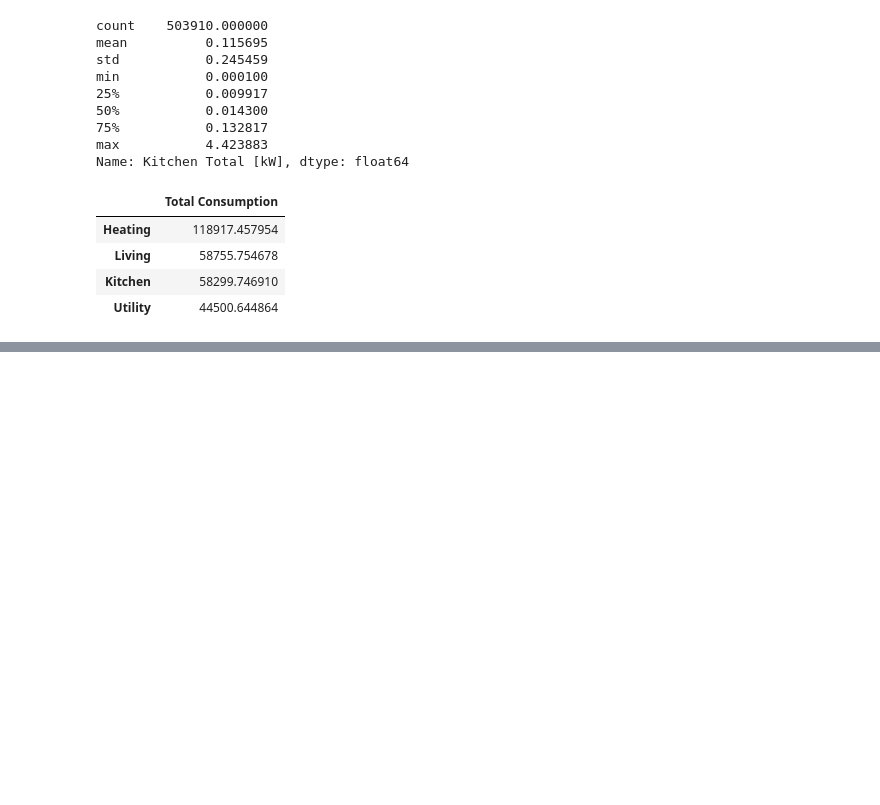
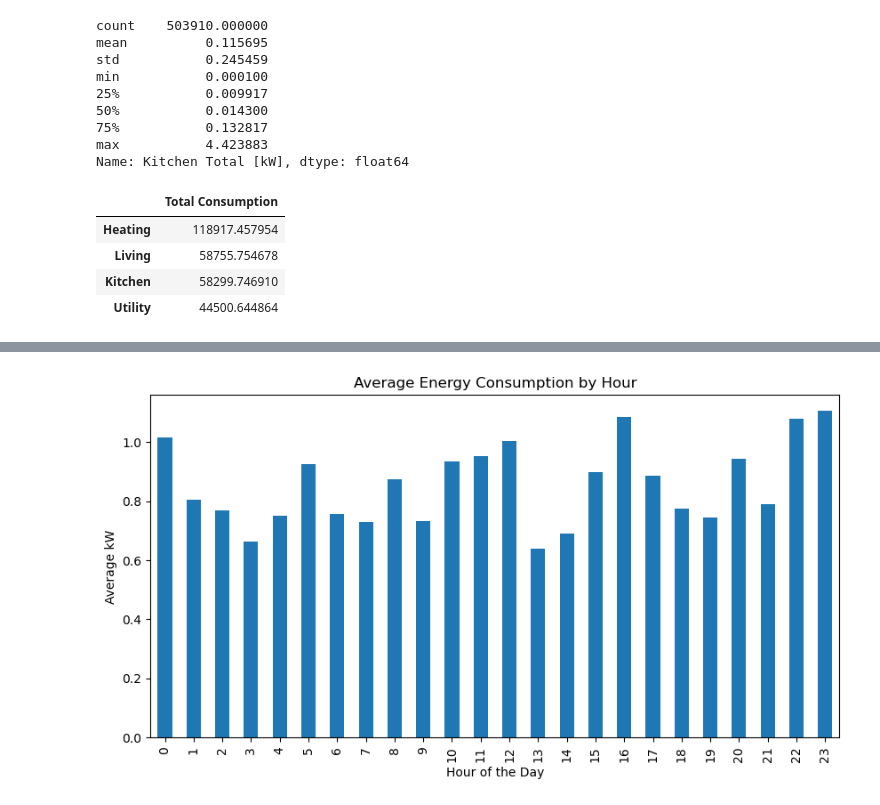
Before and after one commit to mailech/SmartEnergy-Consumption, a Jupyter notebook: DataAnalysis.ipynb, the cells around one changed output, grey strips where cells are left out. Drawn from its saved outputs; the diff is of its cells as text; code cells hidden in the pictures; blank space fills up the shorter version.

Commit message:
Updated it with hourly and threshold analysis

```diff
--- a/DataAnalysis.ipynb
+++ b/DataAnalysis.ipynb
@@ -211,3 +211,6 @@ zone_df.sort_values(by='Total Consumption', ascending=False)
 | Living | 58755.754678 |
 | Kitchen | 58299.746910 |
 | Utility | 44500.644864 |
+# %%
+df['hour'] = df.index.hour
+df['hour'].head()
@@ -213,0 +225,3 @@ zone_df.sort_values(by='Total Consumption', ascending=False)
+# %%
+hourly_stats = df.groupby('hour')['use [kW]'].mean()
+hourly_stats
@@ -213,0 +246,11 @@ zone_df.sort_values(by='Total Consumption', ascending=False)
+# %%
+import matplotlib.pyplot as plt
+
+plt.figure(figsize=(10,5))
+hourly_stats.plot(kind='bar')
+plt.title("Average Energy Consumption by Hour")
+plt.xlabel("Hour of the Day")
+plt.ylabel("Average kW")
+plt.show()
+# %% [output]
+[figure, added]
```
Also changed, not shown: parts of 6 cells of this notebook.
